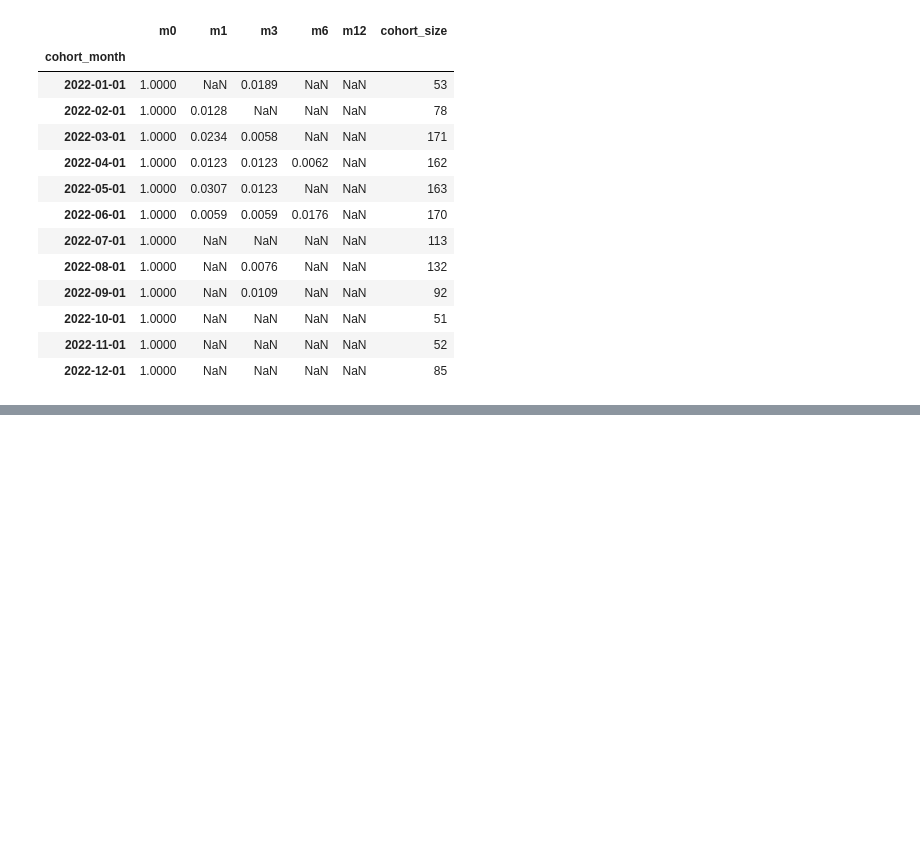
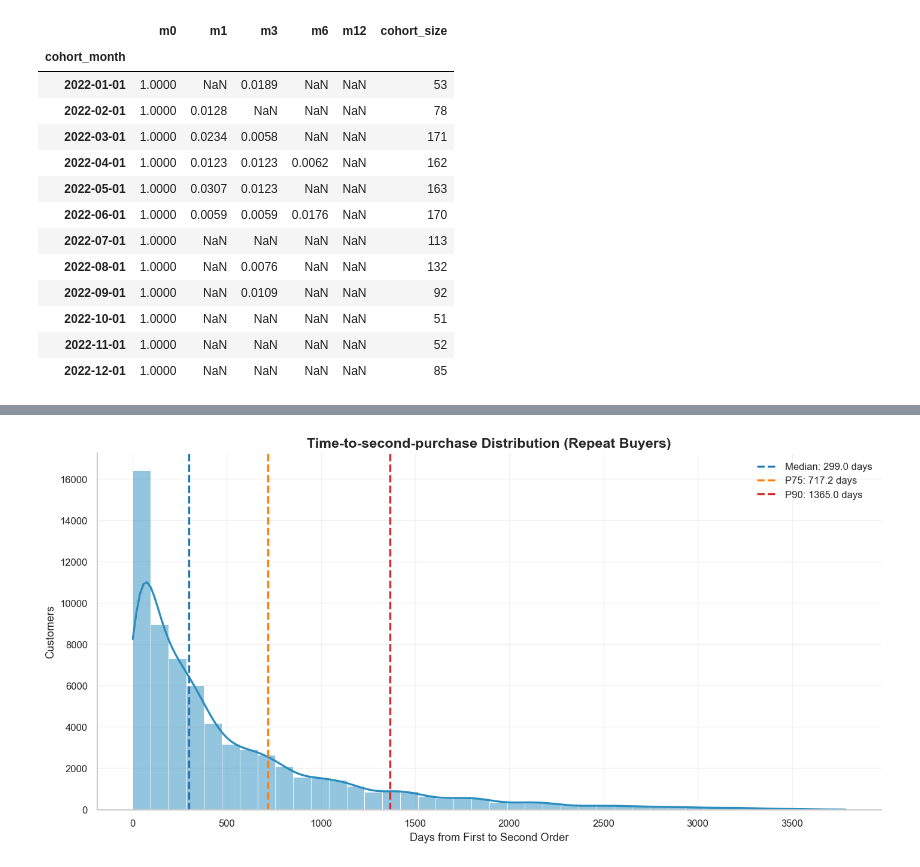
Before and after one commit to NgTHung/DATATHON-2026-r1, a Jupyter notebook: notebooks/Demand-side.ipynb, the cells around one changed output, grey strips where cells are left out. Cells and saved outputs as stored; diff of their text form; code cells hidden in the pictures; blank space fills up the shorter version.

```diff
--- a/notebooks/Demand-side.ipynb
+++ b/notebooks/Demand-side.ipynb
@@ -289,0 +755,18 @@ retention_summary.tail(12)
+# %%
+fig, ax = plt.subplots(figsize=(12, 6))
+sns.histplot(valid_repeat_gaps, bins=40, kde=True, color="#2b8cbe", ax=ax)
+
+for label, value, color in [
+    ("Median", median_gap, "#1f77b4"),
+    ("P75", p75_gap, "#ff7f0e"),
+    ("P90", p90_gap, "#d62728"),
+]:
+    ax.axvline(value, color=color, linestyle="--", linewidth=2, label=f"{label}: {value:.1f} days")
+
+ax.set_title("Time-to-second-purchase Distribution (Repeat Buyers)")
+ax.set_xlabel("Days from First to Second Order")
+ax.set_ylabel("Customers")
+ax.legend(loc="upper right")
+plt.tight_layout()
+# %% [output]
+[figure, added]
```
Also changed, not shown: parts of 15 cells of this notebook, 2 other files.
